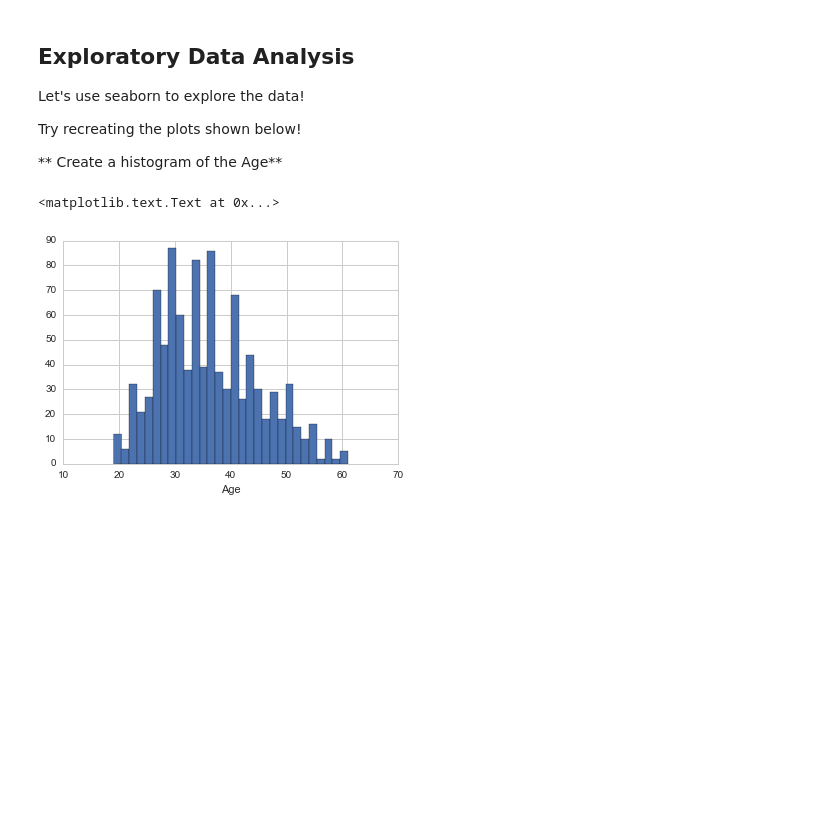
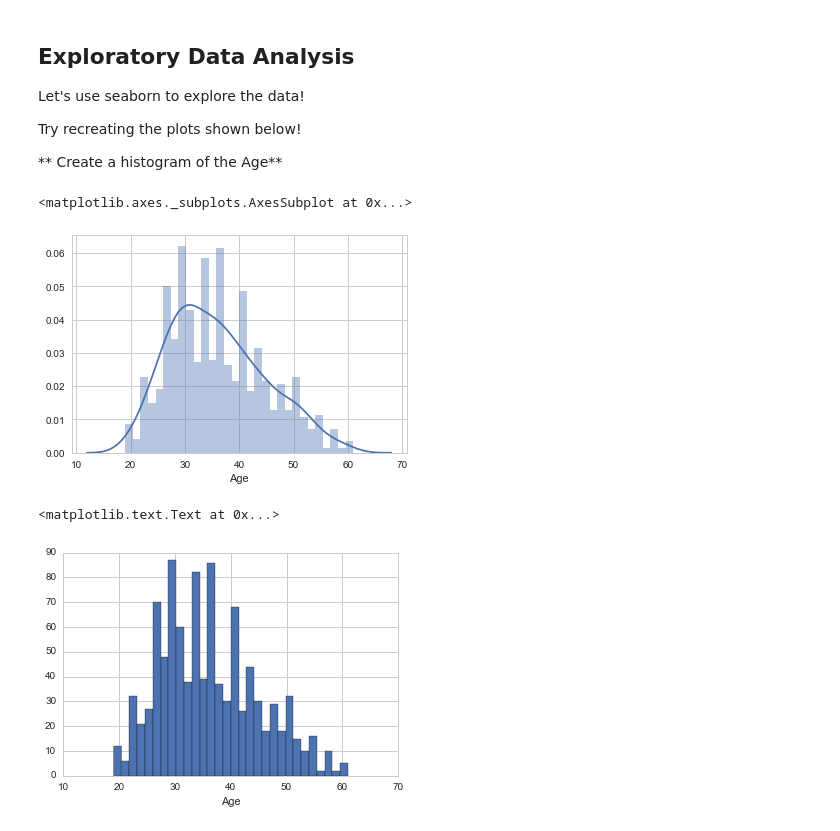
Before and after one commit to thomasdunlap/Python-DS-And-ML-Bootcamp, a Jupyter notebook: Machine Learning Sections/Logistic-Regression/Logistic Regression Project .ipynb, the cells around one changed output. Cells and saved outputs as stored; diff of their text form; code cells hidden in the pictures; blank space fills up the shorter version.

```diff
--- a/Machine Learning Sections/Logistic-Regression/Logistic Regression Project .ipynb
+++ b/Machine Learning Sections/Logistic-Regression/Logistic Regression Project .ipynb
@@ -81,6 +84,12 @@ Let's use seaborn to explore the data!
 Try recreating the plots shown below!
 
 ** Create a histogram of the Age**
+# %%
+sns.set_style("whitegrid")
+sns.distplot(ad_data["Age"], bins=30)
+# %% [output]
+<matplotlib.axes._subplots.AxesSubplot at 0x...>
+[figure, added]
 # %%
 # %% [output]
 <matplotlib.text.Text at 0x...>
```
Also changed, not shown: parts of 20 cells of this notebook.
